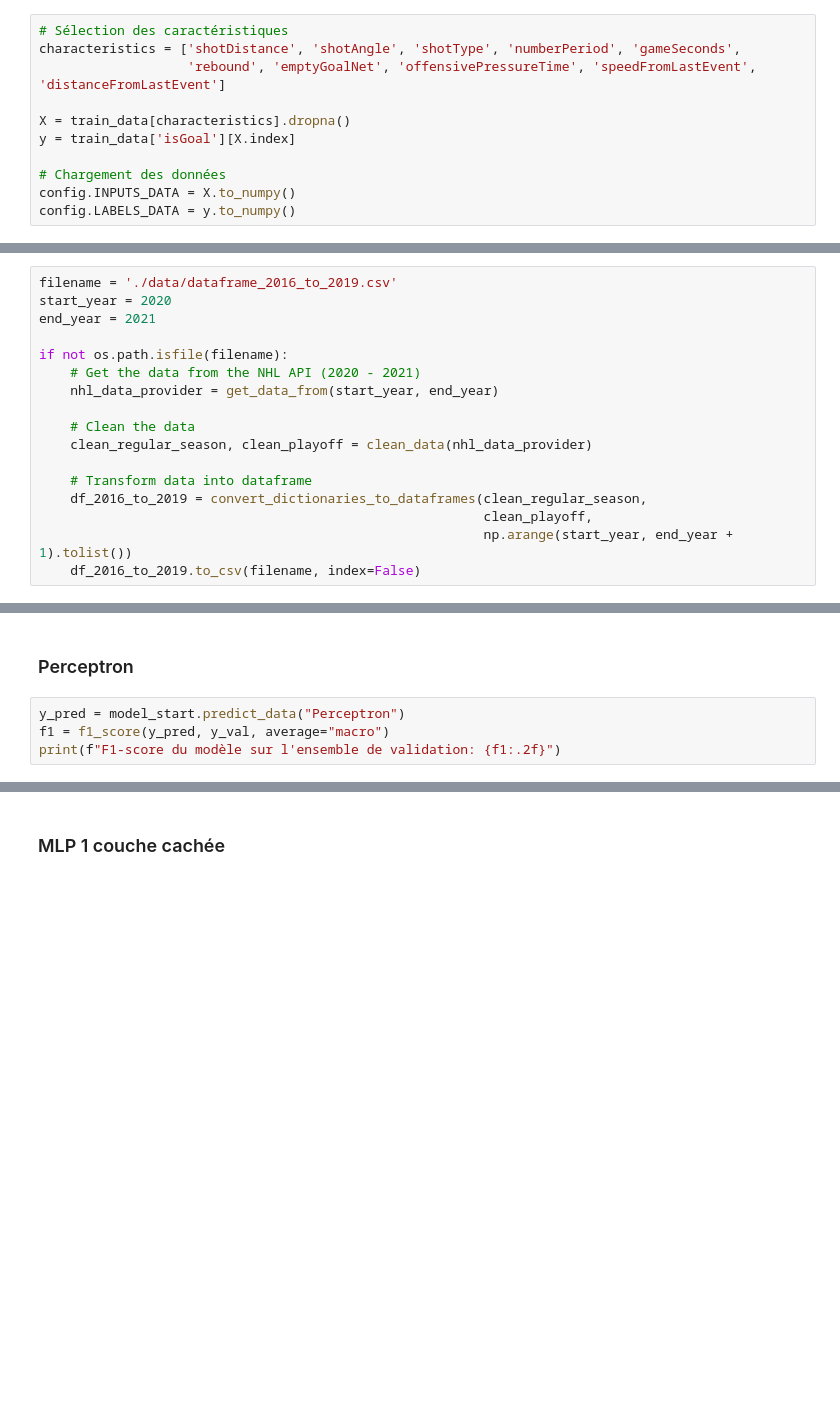
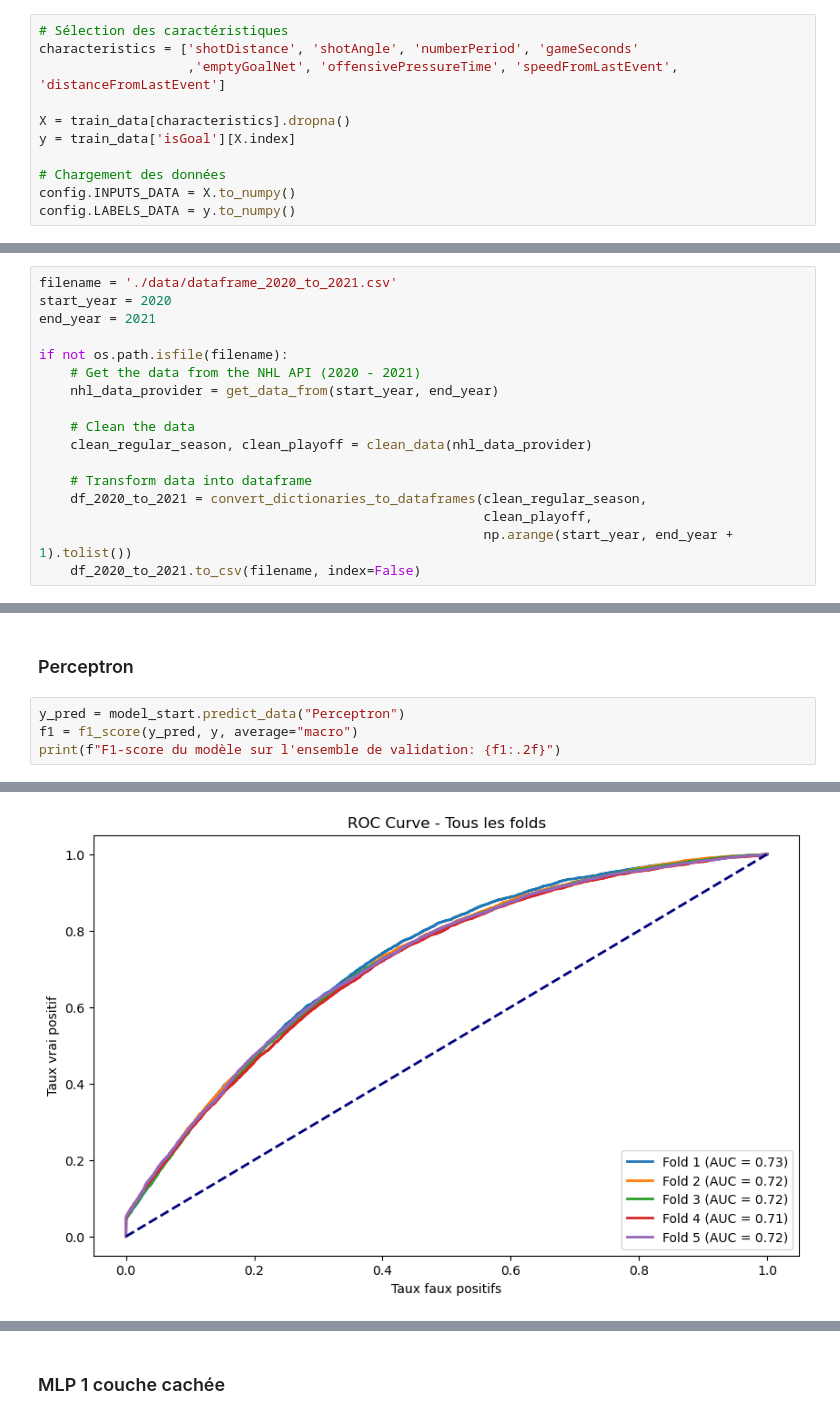
Before and after one commit to Seet-git/FT6758-NHL_A11, a Jupyter notebook: main_Milestone-2.ipynb, the cells around one changed output, grey strips where cells are left out. Cells and saved outputs as stored; diff of their text form; blank space fills up the shorter version.

```diff
--- a/main_Milestone-2.ipynb
+++ b/main_Milestone-2.ipynb
@@ -271,8 +363,8 @@ except wandb.errors.CommError as e:
 ### Implémentation des réseaux de neurones
 # %%
 # Sélection des caractéristiques
-characteristics = ['shotDistance', 'shotAngle', 'shotType', 'numberPeriod', 'gameSeconds',
-                   'rebound', 'emptyGoalNet', 'offensivePressureTime', 'speedFromLastEvent', 'distanceFromLastEvent']
+characteristics = ['shotDistance', 'shotAngle', 'numberPeriod', 'gameSeconds'
+                   ,'emptyGoalNet', 'offensivePressureTime', 'speedFromLastEvent', 'distanceFromLastEvent']
 
 X = train_data[characteristics].dropna()
 y = train_data['isGoal'][X.index]
@@ -289,7 +389,7 @@ config.LABELS_DATA = y.to_numpy()
 # %% [markdown]
 ### Acquisition des données d'entraînement
 # %%
-filename = './data/dataframe_2016_to_2019.csv'
+filename = './data/dataframe_2020_to_2021.csv'
 start_year = 2020
 end_year = 2021
 
@@ -301,7 +401,7 @@ if not os.path.isfile(filename):
     clean_regular_season, clean_playoff = clean_data(nhl_data_provider)
 
     # Transform data into dataframe
-    df_2016_to_2019 = convert_dictionaries_to_dataframes(clean_regular_season,
+    df_2020_to_2021 = convert_dictionaries_to_dataframes(clean_regular_season,
                                                          clean_playoff,
                                                          np.arange(start_year, end_year + 1).tolist())
-    df_2016_to_2019.to_csv(filename, index=False)
+    df_2020_to_2021.to_csv(filename, index=False)
@@ -332,5 +438,6 @@ config.TEST_DATA = X.to_numpy()
 ### Perceptron
 # %%
 y_pred = model_start.predict_data("Perceptron")
-f1 = f1_score(y_pred, y_val, average="macro")
+f1 = f1_score(y_pred, y, average="macro")
 print(f"F1-score du modèle sur l'ensemble de validation: {f1:.2f}")
+# %% [output]
@@ -336,0 +449 @@ print(f"F1-score du modèle sur l'ensemble de validation: {f1:.2f}")
+[figure, added]
```
Also changed, not shown: parts of 30 cells of this notebook, 5 other files.
